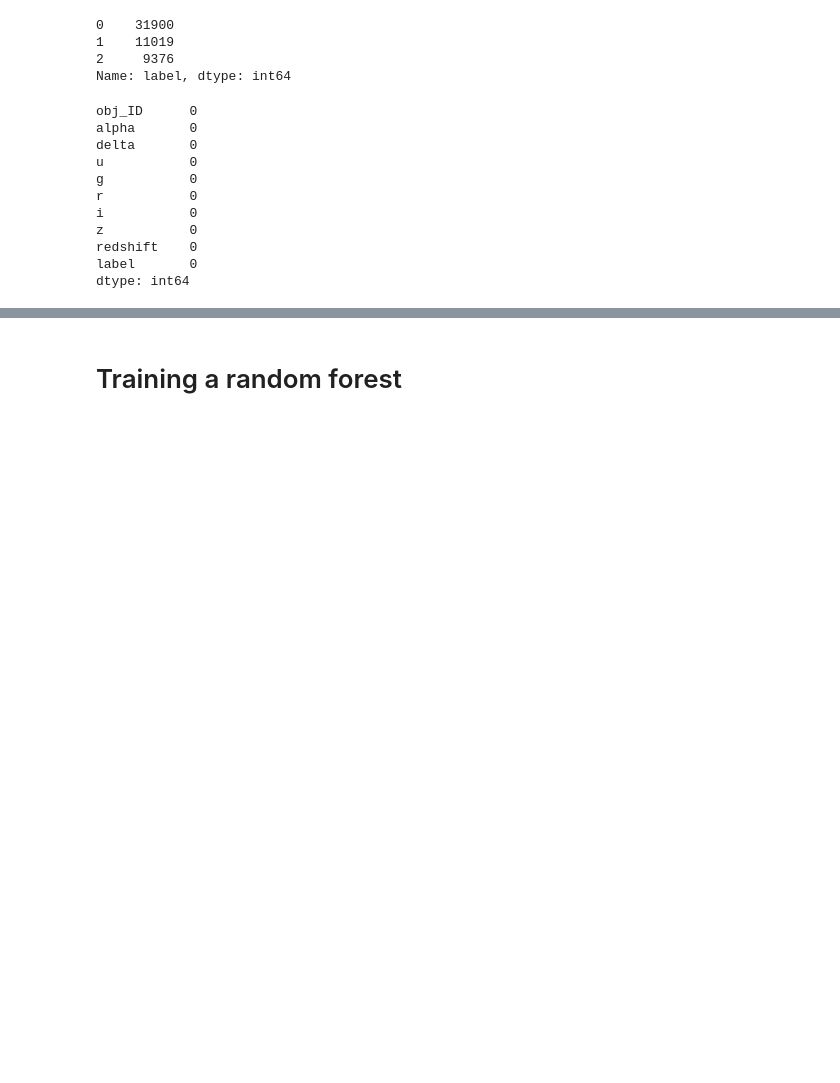
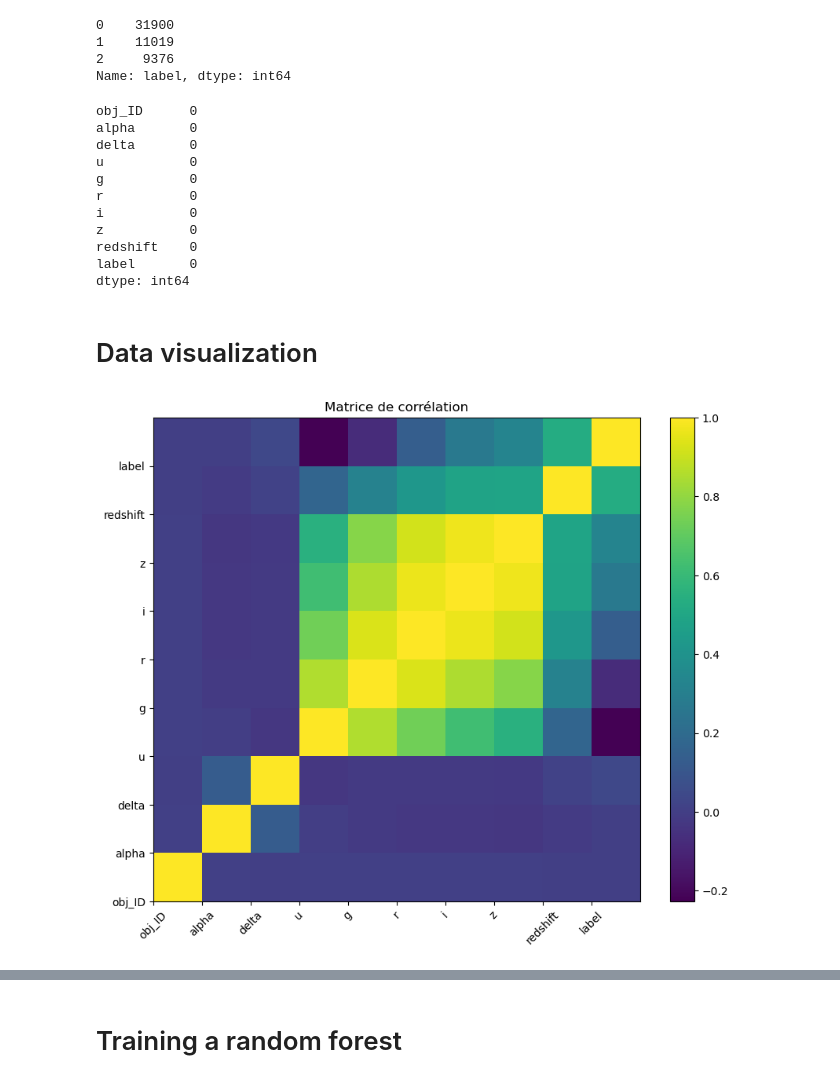
Before and after one commit to pierrecavalier/Data_Challenge, a Jupyter notebook: Classification d'objets célestes/Notebook Pierre.ipynb, the cells around one changed output, grey strips where cells are left out. Drawn from its saved outputs; the diff is of its cells as text; code cells hidden in the pictures; blank space fills up the shorter version.

```diff
--- a/Classification d'objets célestes/Notebook Pierre.ipynb
+++ b/Classification d'objets célestes/Notebook Pierre.ipynb
@@ -65,3 +64,35 @@ z           0
 redshift    0
 label       0
 dtype: int64
+# %% [markdown]
+# Data visualization
+# %%
+import seaborn as sns
+import matplotlib.pyplot as plt
+import pandas as pd
+import numpy as np
+
+# Calculer la matrice de corrélation
+correlation_matrix = train.corr()
+
+# Créer le plot de la matrice de corrélation avec seaborn
+plt.figure(figsize=(10, 8))
+
+# Ajouter les noms des variables sur les axes
+plt.xticks(range(len(train.columns)), train.columns, rotation=45)
+plt.yticks(range(len(train.columns)), train.columns, rotation=0)
+
+# Correction du problème avec la barre de couleur
+plt.pcolormesh(correlation_matrix)
+
+# Ajouter une échelle de couleur sur le côté
+plt.colorbar()
+plt.title('Matrice de corrélation')
+
+# Sauvegarder le plot
+plt.savefig('images/correlation_matrix.png')
+
+# Afficher le plot
+plt.show()
+# %% [output]
+[figure, added]
```
Also changed, not shown: parts of 24 cells of this notebook, 12 other files.
